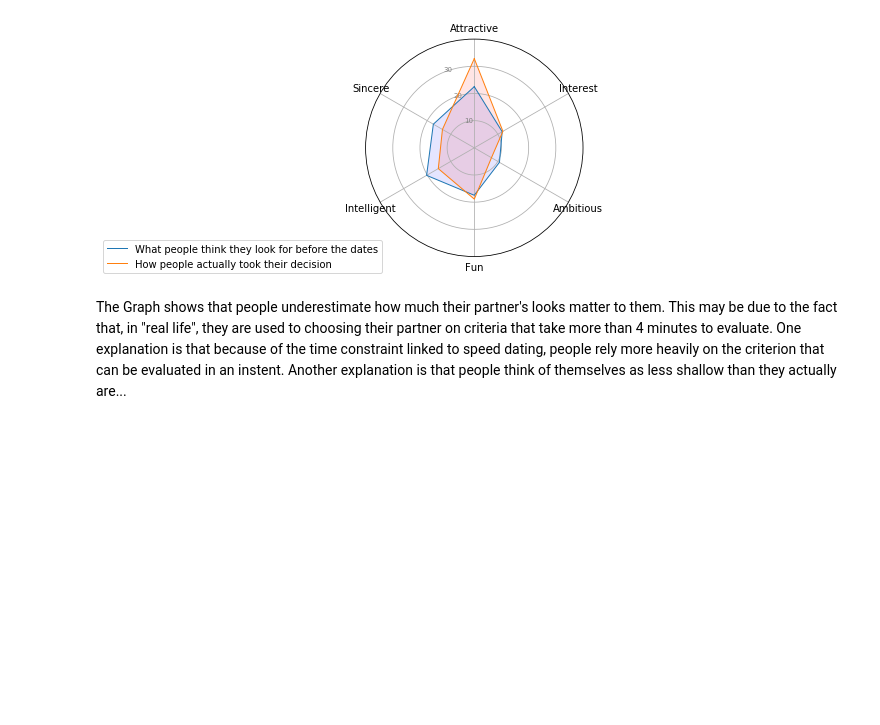
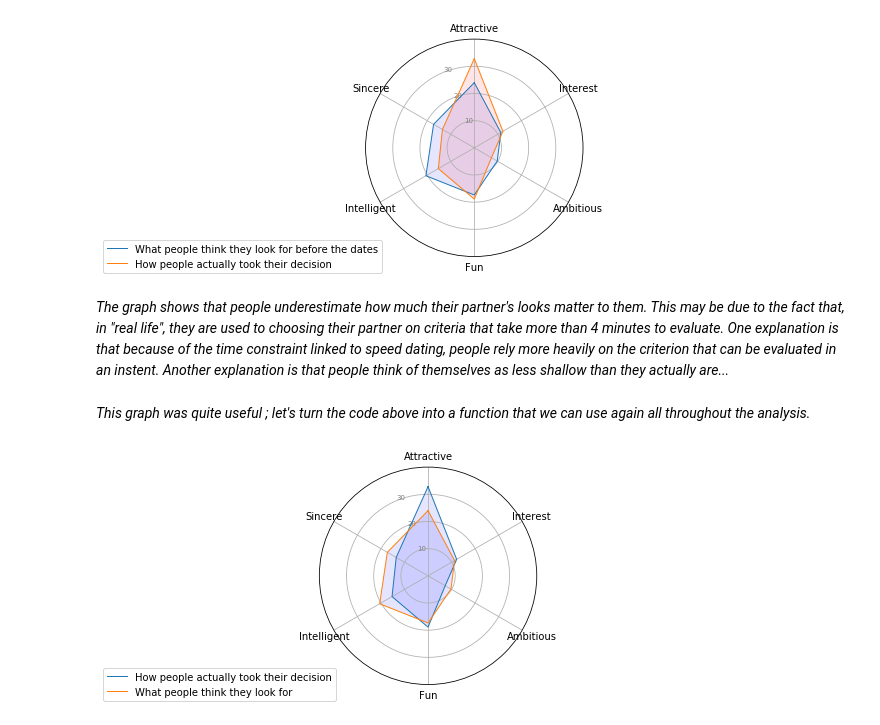
Before and after one commit to alexchouraki/Python-Project, a Jupyter notebook: Python Project.ipynb, the cells around one changed output. Cells and saved outputs as stored; diff of their text form; code cells hidden in the pictures; blank space fills up the shorter version.

```diff
--- a/Python Project.ipynb
+++ b/Python Project.ipynb
@@ -183,14 +152,14 @@ attributes=list(prior_radar_data)
 N = len(attributes)
 
 # We set at what angles each attribute will appear, since the graph is circular
-angles = [n / float(N) * 2 * pi for n in range(N)]
+angles = [n / float(N) * 2 * np.pi for n in range(N)]
 angles += angles[:1] #so that all 6 attributes appear on the graph
 angles
 
 ### Initialise the spider plot
 graph = mpl.subplot(polar=True)
 
-graph.set_theta_offset(pi / 2) #We set the offset, or "beginning" of the plot to be on top of the circle
+graph.set_theta_offset(np.pi / 2) #We set the offset, or "beginning" of the plot to be on top of the circle
 
 # We reduce the number of axes to the number of attributes we want to see on our graph and add labels
 # We remove the last element of the angles so that each attribute is on one concentric axis
@@ -222,4 +191,48 @@ mpl.show()
 # %% [output]
 [figure]
 # %% [markdown]
-The Graph shows that people underestimate how much their partner's looks matter to them. This may be due to the fact that, in "real life", they are used to choosing their partner on criteria that take more than 4 minutes to evaluate. One explanation is that because of the time constraint linked to speed dating, people rely more heavily on the criterion that can be evaluated in an instent. Another explanation is that people think of themselves as less shallow than they actually are...
+*The graph shows that people underestimate how much their partner's looks matter to them. This may be due to the fact that, in "real life", they are used to choosing their partner on criteria that take more than 4 minutes to evaluate. One explanation is that because of the time constraint linked to speed dating, people rely more heavily on the criterion that can be evaluated in an instent. Another explanation is that people think of themselves as less shallow than they actually are...*
+# %% [markdown]
+*This graph was quite useful ; let's turn the code above into a function that we can use again all throughout the analysis.*
+# %%
+def spider_plot(dic, legend):
+
+    # number of variable
+    attributes=list(dic)
+    N = len(attributes)
+
+    # We set at what angles each attribute will appear, since the graph is circular
+    angles = [n / float(N) * 2 * np.pi for n in range(N)]
+    angles += angles[:1] #so that all attributes appear on the graph
+    angles
+
+    ### Initialise the spider plot
+    graph = mpl.subplot(polar=True)
+
+    graph.set_theta_offset(np.pi / 2) #We set the offset, or "beginning" of the plot to be on top of the circle
+
+    # We reduce the number of axes to the number of attributes we want to see on our graph and add labels
+    # We remove the last element of the angles so that each attribute is on one concentric axis
+    mpl.xticks(angles[:-1], attributes)
+
+    # Draw ylabels
+    #ax.set_rlabel_position(0)
+    mpl.yticks([10,20,30], ["10","20","30"], color="grey", size=7) #set the scale of the graph
+    mpl.ylim(0,40) #set the limit of the scale of the graph
+
+    ### Now we add the plotted data
+
+    # Plot prior values
+    data = list(dic.values())
+    data += data[:1] #again we repeat the first item
+    graph.plot(angles, data, linewidth=1, linestyle='solid', label=legend)
+    graph.fill(angles, data, 'b', alpha=0.1)
+
+    # We add legend
+    mpl.legend(loc='upper right', bbox_to_anchor=(0.1, 0.1))
+# %%
+spider_plot(posterior_radar_data, "How people actually took their decision")
+spider_plot(prior_radar_data, "What people think they look for")
+mpl.show()
+# %% [output]
+[figure, added]
```
Also changed, not shown: parts of 34 cells of this notebook.
